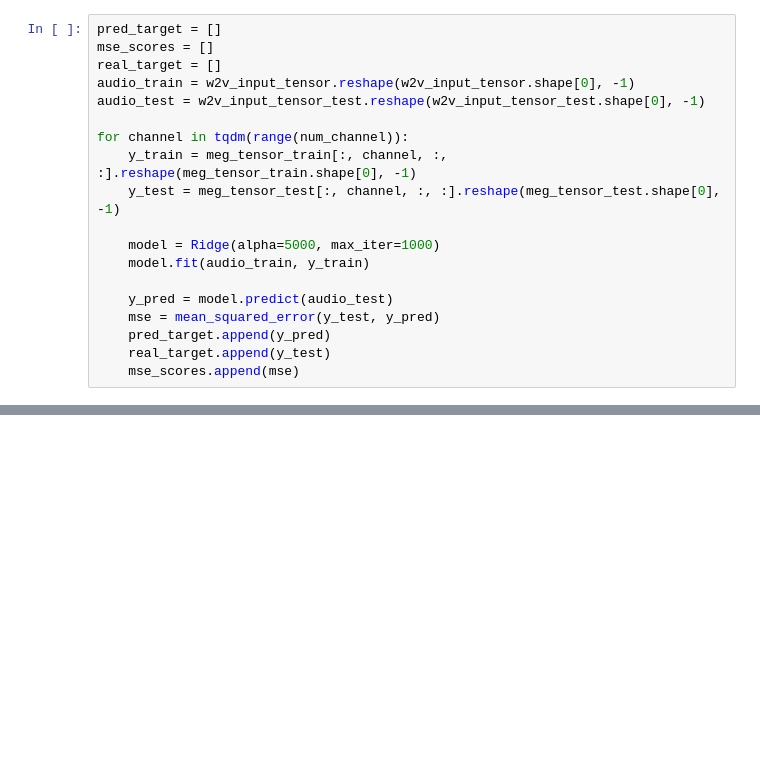
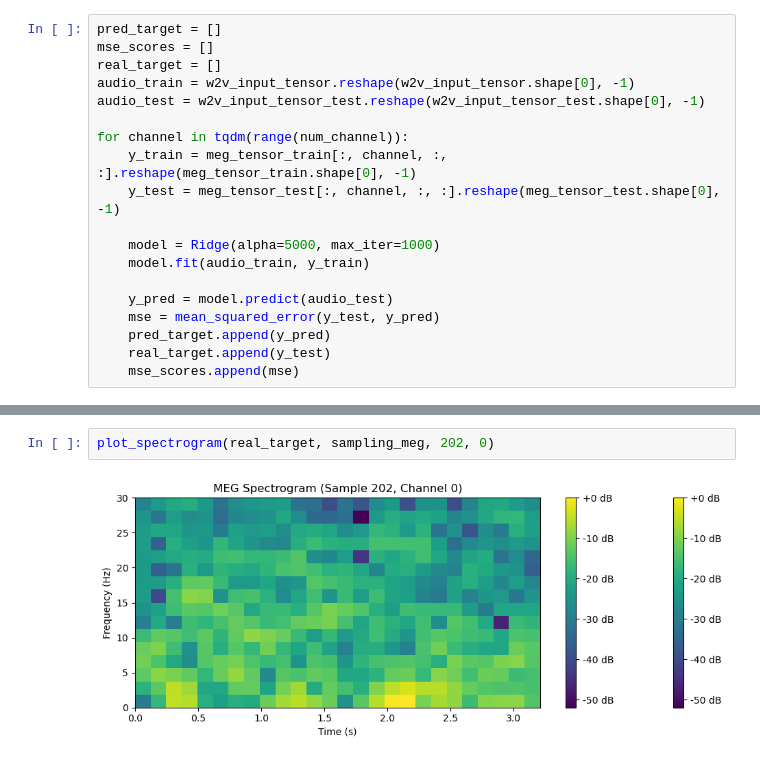
Before and after one commit to neoayanami/meg-encoding, a Jupyter notebook: code/run_pretr_models.ipynb, the cells around one changed output, grey strips where cells are left out. Drawn from its saved outputs; the diff is of its cells as text; blank space fills up the shorter version.

```diff
--- a/code/run_pretr_models.ipynb
+++ b/code/run_pretr_models.ipynb
@@ -223,0 +251,4 @@ torch.save(torch.tensor(mse_scores), save_mse)
+# %%
+plot_spectrogram(real_target, sampling_meg, 202, 0)
+# %% [output]
+[figure, added]
```
Also changed, not shown: parts of 8 cells of this notebook, 1 other file.
